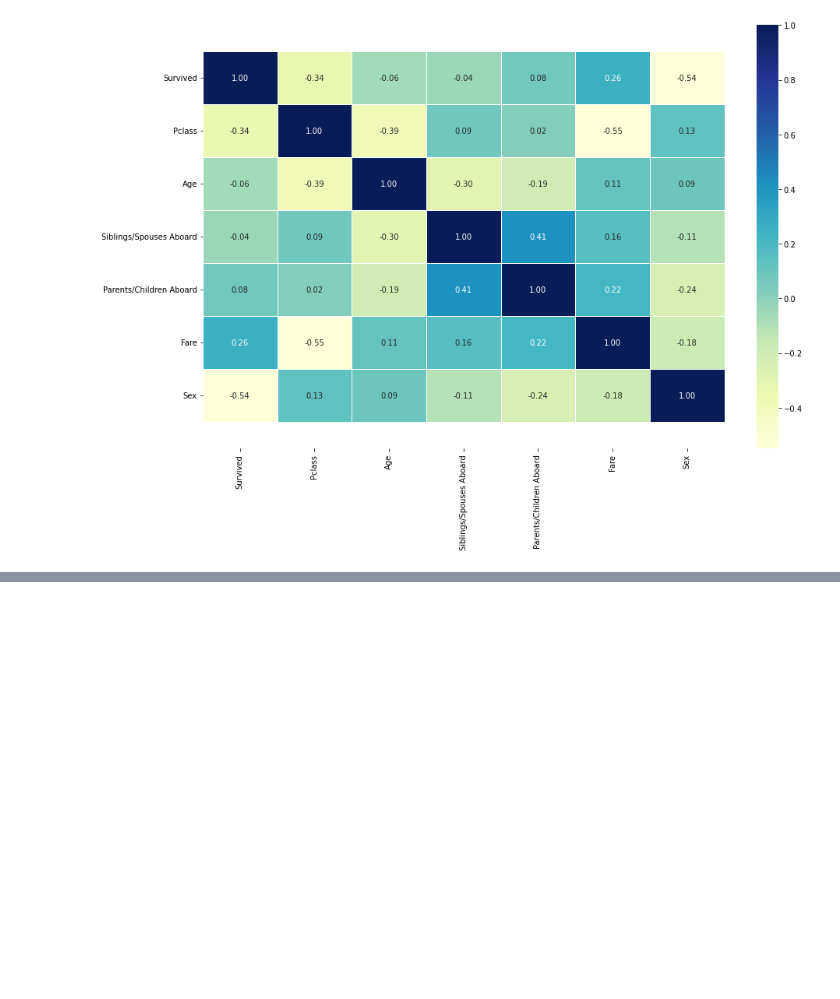
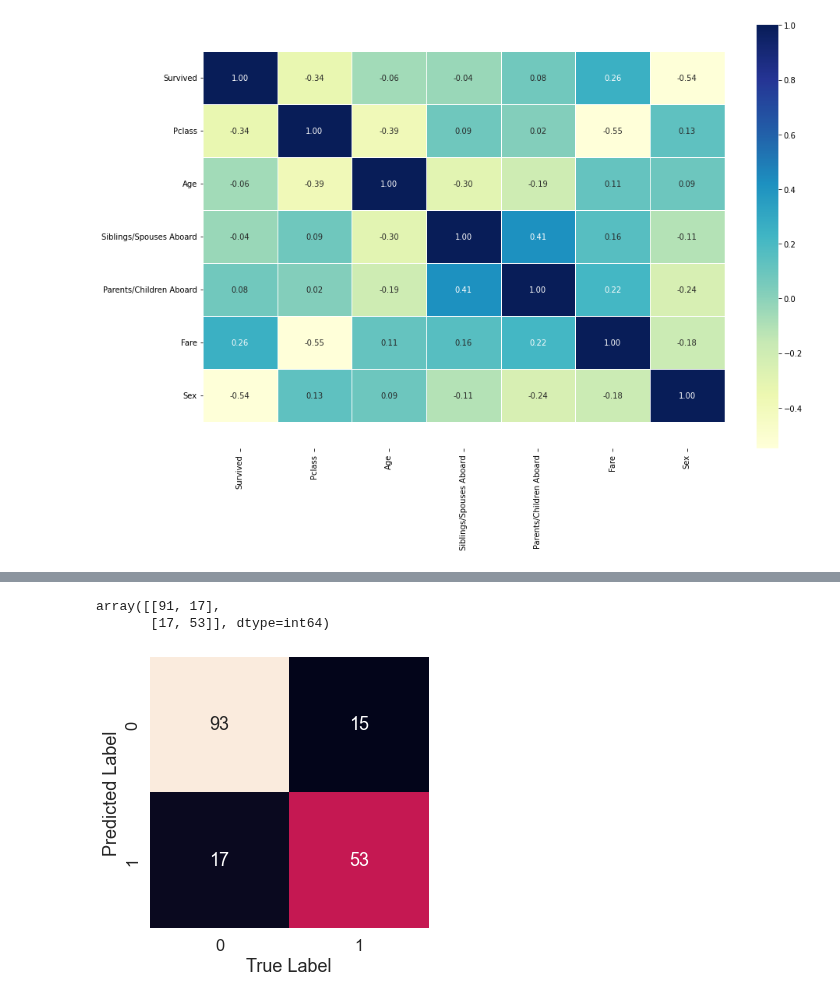
Before and after one commit to shamimsikder/ML-Exercises, a Jupyter notebook: Exercise Project/Titanic Project.ipynb, the cells around one changed output, grey strips where cells are left out. Saved outputs shown, nothing was run; the diff lists cells and outputs as text; code cells hidden in the pictures; blank space fills up the shorter version.

```diff
--- a/Exercise Project/Titanic Project.ipynb
+++ b/Exercise Project/Titanic Project.ipynb
@@ -294,0 +393,9 @@ rf_evaluation.T.plot.bar(legend=False);
+# %%
+confusion_mat(rf_classifier,x_train, x_test,y_train, y_test)
+# %% [output]
+array([[91, 17],
+       [17, 53]], dtype=int64)
+# %%
+plot_conf_mat(rf_classifier,x_train, x_test,y_train, y_test)
+# %% [output]
+[figure, added]
```
Also changed, not shown: parts of 29 cells of this notebook.
